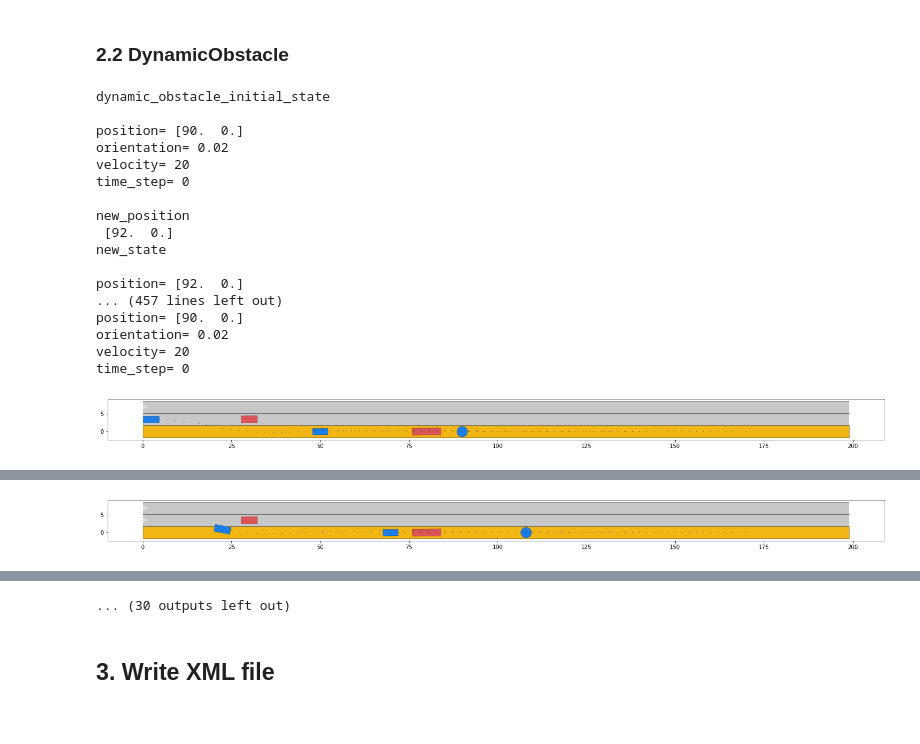
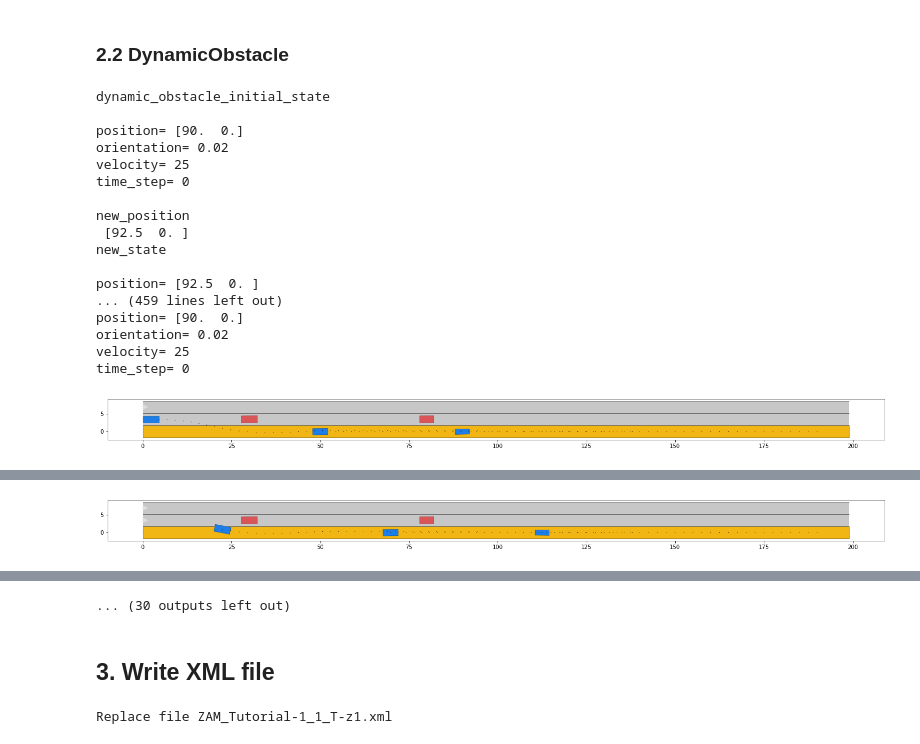
Before and after one commit to simzhi/CarlaPractices, a Jupyter notebook: commonroad_IO/Tutorial_1_CommonRoad_io.ipynb, the cells around one changed output, grey strips where cells are left out. Drawn from its saved outputs; the diff is of its cells as text; code cells hidden in the pictures.

Commit message:
Tutorial 2

```diff
--- a/commonroad_IO/Tutorial_1_CommonRoad_io.ipynb
+++ b/commonroad_IO/Tutorial_1_CommonRoad_io.ipynb
@@ -60,10 +60,10 @@ print("static_obstacle_id \n",static_obstacle_id)
 static_obstacle_type = ObstacleType.PARKED_VEHICLE
 print("static_obstacle_type \n",static_obstacle_type)
 
-static_obstacle_shape = Rectangle(width = 2.0, length = 8)
+static_obstacle_shape = Rectangle(width = 2.0, length = 4)
 print("static_obstacle_shape \n",static_obstacle_shape)
 
-static_obstacle_initial_state = State(position = np.array([80.0, 0]), orientation = 0.01, time_step = 3)
+static_obstacle_initial_state = State(position = np.array([80.0, 3.5]), orientation = 0.01, time_step = 3)
 print("static_obstacle_initial_state \n",static_obstacle_initial_state)
 
 # feed in the required components to construct a static obstacle
@@ -119,7 +119,7 @@ from commonroad.prediction.prediction import TrajectoryPrediction
 
 # initial state has a time step of 0
 dynamic_obstacle_initial_state = State(position = np.array([90.0, 0.0]),
-                                       velocity = 20,
+                                       velocity = 25,
                                        orientation = 0.02,
                                        time_step = 0)
 print("dynamic_obstacle_initial_state \n",dynamic_obstacle_initial_state)
@@ -128,11 +128,11 @@ print("dynamic_obstacle_initial_state \n",dynamic_obstacle_initial_state)
 state_list = []
 for i in range(1, 41):
     # compute new position
-    new_position = np.array([dynamic_obstacle_initial_state.position[0] + scenario.dt * i * 20, 0])
+    new_position = np.array([dynamic_obstacle_initial_state.position[0] + scenario.dt * i * 25, 0])
     print("new_position \n",new_position)
 
     # create new state
-    new_state = State(position = new_position, velocity = 20,orientation = -0.02, time_step = i)
+    new_state = State(position = new_position, velocity = 25,orientation = -0.01, time_step = i)
     print("new_state \n", new_state)
     # add new state to state_list
     state_list.append(new_state)
@@ -143,7 +143,7 @@ dynamic_obstacle_trajectory = Trajectory(1, state_list)
 print("dynamic_obstacle_trajectory \n",dynamic_obstacle_trajectory)
 
 # create the prediction using the trajectory and the shape of the obstacle
-dynamic_obstacle_shape = Circle(radius = 1.5)
+dynamic_obstacle_shape = Rectangle(length=4, width=1.5)
 print("dynamic_obstacle_shape \n",dynamic_obstacle_shape)
 
 dynamic_obstacle_prediction = TrajectoryPrediction(dynamic_obstacle_trajectory, dynamic_obstacle_shape)
@@ -178,17 +178,17 @@ dynamic_obstacle_initial_state
 
 position= [90.  0.]
 orientation= 0.02
-velocity= 20
+velocity= 25
 time_step= 0
 
 new_position
- [92.  0.]
+ [92.5  0. ]
 new_state
 
-position= [92.  0.]
-... (457 lines left out)
+position= [92.5  0. ]
+... (459 lines left out)
 position= [90.  0.]
 orientation= 0.02
-velocity= 20
+velocity= 25
 time_step= 0
-[figure, old version]
+[figure, new version]
@@ -203 +203 @@ time_step= 0
-[figure, old version]
+[figure, new version]
@@ -222,6 +222,8 @@ fw = CommonRoadFileWriter(scenario, planning_problem_set, author, affiliation, s
 
 filename = "ZAM_Tutorial-1_1_T-z1.xml"
 fw.write_to_file(filename, OverwriteExistingFile.ALWAYS)
+# %% [output]
+Replace file ZAM_Tutorial-1_1_T-z1.xml
 # %%
 file_path = "ZAM_Tutorial-1_1_T-z1.xml"
 
```
Also changed, not shown: parts of 3 cells of this notebook, 3 other files.
